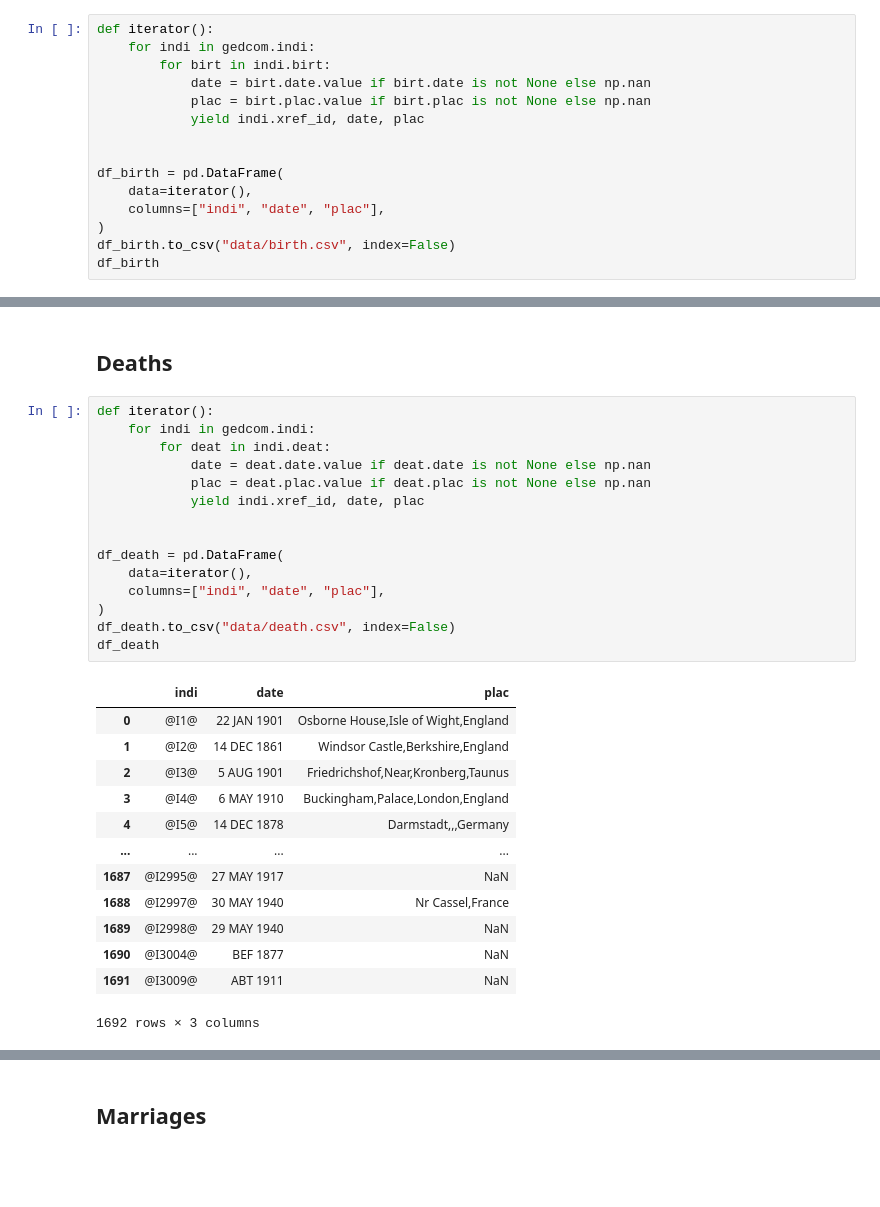
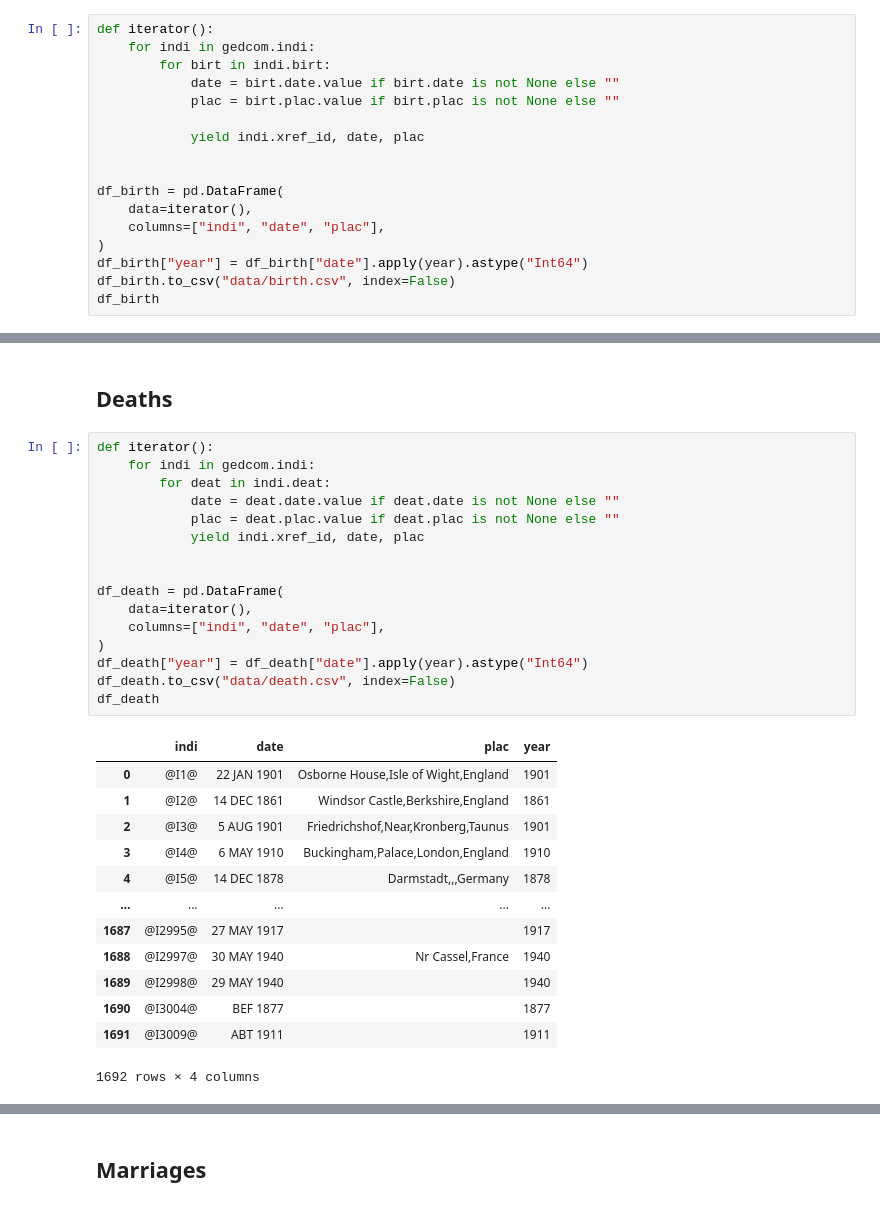
Before and after one commit to joehowells/timeline-gedcom, a Jupyter notebook: 1_data_extraction.ipynb, the cells around one changed output, grey strips where cells are left out. Drawn from its saved outputs; the diff is of its cells as text; blank space fills up the shorter version.

```diff
--- a/1_data_extraction.ipynb
+++ b/1_data_extraction.ipynb
@@ -55,8 +57,9 @@ df_individual
 def iterator():
     for indi in gedcom.indi:
         for birt in indi.birt:
-            date = birt.date.value if birt.date is not None else np.nan
-            plac = birt.plac.value if birt.plac is not None else np.nan
+            date = birt.date.value if birt.date is not None else ""
+            plac = birt.plac.value if birt.plac is not None else ""
+
             yield indi.xref_id, date, plac
 
 
@@ -64,6 +67,7 @@ df_birth = pd.DataFrame(
     data=iterator(),
     columns=["indi", "date", "plac"],
 )
+df_birth["year"] = df_birth["date"].apply(year).astype("Int64")
 df_birth.to_csv("data/birth.csv", index=False)
 df_birth
 # %% [output]
@@ -85,29 +93,30 @@ df_birth
 # %%
 def iterator():
     for indi in gedcom.indi:
         for deat in indi.deat:
-            date = deat.date.value if deat.date is not None else np.nan
-            plac = deat.plac.value if deat.plac is not None else np.nan
+            date = deat.date.value if deat.date is not None else ""
+            plac = deat.plac.value if deat.plac is not None else ""
             yield indi.xref_id, date, plac
 
 
 df_death = pd.DataFrame(
     data=iterator(),
     columns=["indi", "date", "plac"],
 )
+df_death["year"] = df_death["date"].apply(year).astype("Int64")
 df_death.to_csv("data/death.csv", index=False)
 df_death
 # %% [output]
-|  | indi | date | plac |
-| 0 | @I1@ | 22 JAN 1901 | Osborne House,Isle of Wight,England |
-| 1 | @I2@ | 14 DEC 1861 | Windsor Castle,Berkshire,England |
-| 2 | @I3@ | 5 AUG 1901 | Friedrichshof,Near,Kronberg,Taunus |
-| 3 | @I4@ | 6 MAY 1910 | Buckingham,Palace,London,England |
-| 4 | @I5@ | 14 DEC 1878 | Darmstadt,,,Germany |
-| ... | ... | ... | ... |
-| 1687 | @I2995@ | 27 MAY 1917 | NaN |
-| 1688 | @I2997@ | 30 MAY 1940 | Nr Cassel,France |
-| 1689 | @I2998@ | 29 MAY 1940 | NaN |
-| 1690 | @I3004@ | BEF 1877 | NaN |
-| 1691 | @I3009@ | ABT 1911 | NaN |
+|  | indi | date | plac | year |
+| 0 | @I1@ | 22 JAN 1901 | Osborne House,Isle of Wight,England | 1901 |
+| 1 | @I2@ | 14 DEC 1861 | Windsor Castle,Berkshire,England | 1861 |
+| 2 | @I3@ | 5 AUG 1901 | Friedrichshof,Near,Kronberg,Taunus | 1901 |
+| 3 | @I4@ | 6 MAY 1910 | Buckingham,Palace,London,England | 1910 |
+| 4 | @I5@ | 14 DEC 1878 | Darmstadt,,,Germany | 1878 |
+| ... | ... | ... | ... | ... |
+| 1687 | @I2995@ | 27 MAY 1917 |  | 1917 |
+| 1688 | @I2997@ | 30 MAY 1940 | Nr Cassel,France | 1940 |
+| 1689 | @I2998@ | 29 MAY 1940 |  | 1940 |
+| 1690 | @I3004@ | BEF 1877 |  | 1877 |
+| 1691 | @I3009@ | ABT 1911 |  | 1911 |
-1692 rows × 3 columns
+1692 rows × 4 columns
```
Also changed, not shown: parts of 6 cells of this notebook, 1 other file.
